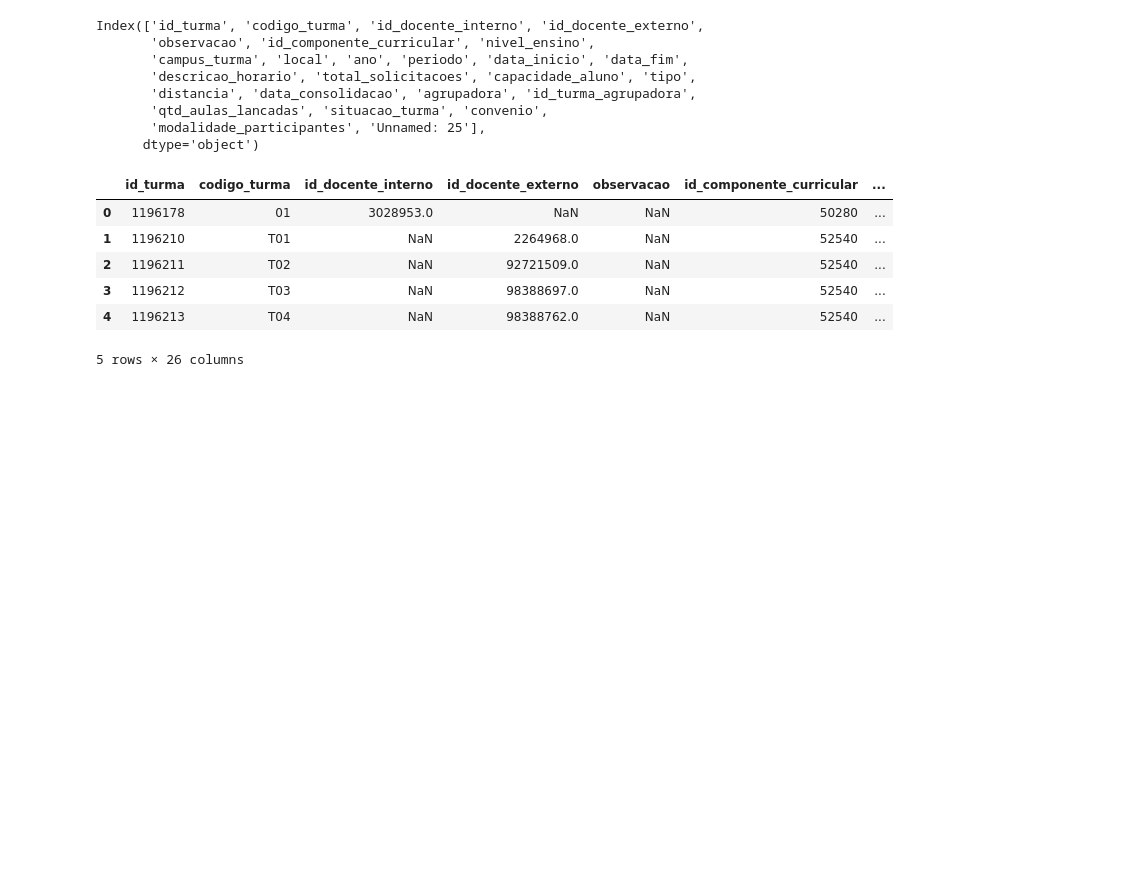
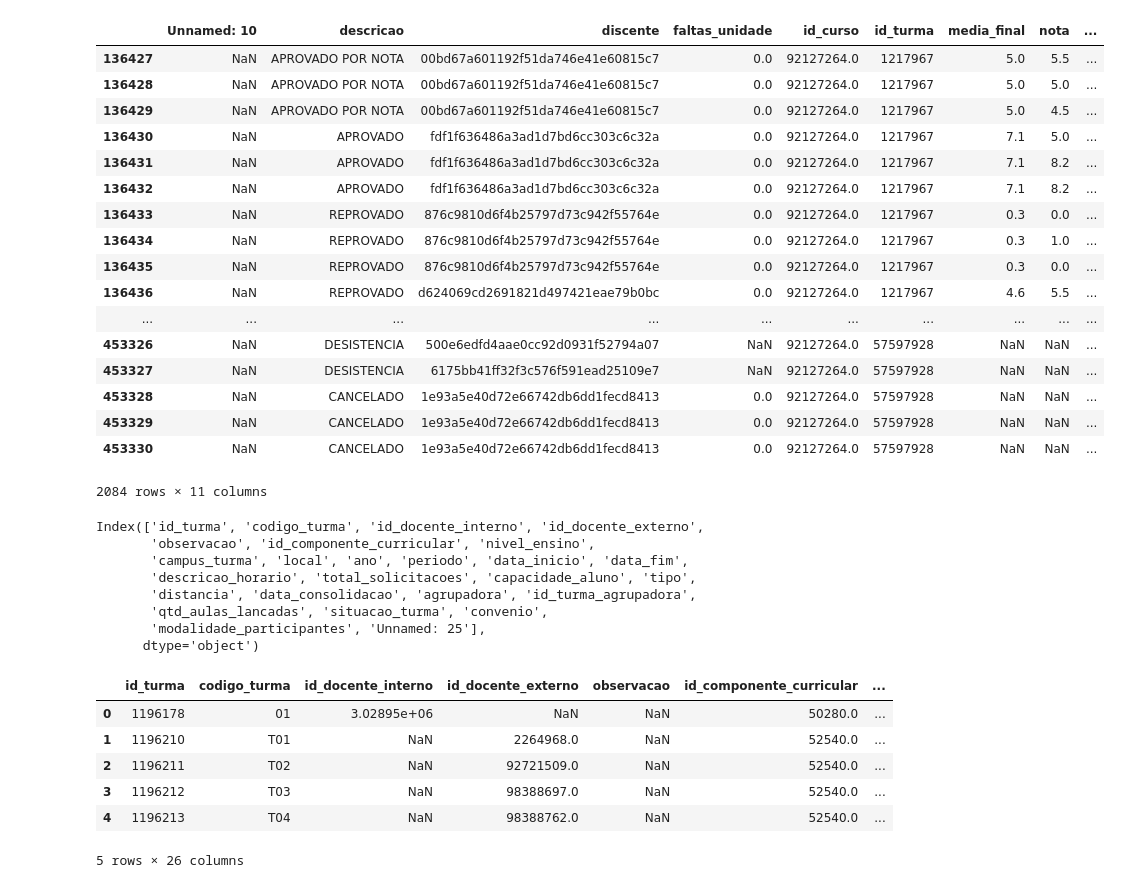
Before and after one commit to carlosemidio/IMD0033_Probabilidade, a Jupyter notebook: Atividades/Unidade 03/Atividade 1/Unidade 3 Atividade 1.ipynb, the cells around one changed output. Saved outputs shown, nothing was run; the diff lists cells and outputs as text; code cells hidden in the pictures; blank space fills up the shorter version.

```diff
--- a/Atividades/Unidade 03/Atividade 1/Unidade 3 Atividade 1.ipynb
+++ b/Atividades/Unidade 03/Atividade 1/Unidade 3 Atividade 1.ipynb
@@ -10,0 +62,19 @@ notas = pd.read_csv('matricula-componente-20131.csv', sep=';')
+# %%
+turmas_prob = list()
+turmas_fmc1 = list()
+turmas_fmc2 = list()
+
+for id_prob in id_comp_prob:
+    turmas_prob.append(turmas_total[(turmas_total.id_componente_curricular == id_prob) & (turmas_total.situacao_turma == 'CONSOLIDADA')])
+
+for id_fmc1 in id_comp_fmc1:
+    turmas_fmc1.append(turmas_total[(turmas_total.id_componente_curricular == id_fmc1) & (turmas_total.situacao_turma == 'CONSOLIDADA')])
+
+for id_fmc2 in id_comp_fmc2:
+    turmas_fmc2.append(turmas_total[(turmas_total.id_componente_curricular == id_fmc2) & (turmas_total.situacao_turma == 'CONSOLIDADA')])
+
+turmas_prob = list(int(i) for i in pd.concat(turmas_prob)['id_turma'].unique())
+turmas_fmc1 = list(int(i) for i in pd.concat(turmas_fmc1)['id_turma'].unique())
+turmas_fmc2 = list(int(i) for i in pd.concat(turmas_fmc2)['id_turma'].unique())
+
+turmas_fmc2
@@ -11,7 +96,44 @@ notas = pd.read_csv('matricula-componente-20131.csv', sep=';')
+# %%
+alunos_prob = list()
+alunos_fmc1 = list()
+alunos_fmc2 = list()
+
+for id_turma_prob in turmas_prob:
+    alunos_prob.append(alunos_total[alunos_total.id_turma == id_turma_prob])
+
+for id_turma_fmc1 in turmas_fmc1:
+    alunos_fmc1.append(alunos_total[alunos_total.id_turma == id_turma_fmc1])
+
+for id_turma_fmc2 in turmas_fmc2:
+    alunos_fmc2.append(alunos_total[alunos_total.id_turma == id_turma_fmc2])
+
+alunos_prob = pd.concat(alunos_prob)
+alunos_fmc1 = pd.concat(alunos_fmc1)
+alunos_fmc2 = pd.concat(alunos_fmc2)
+alunos_fmc2
+# %% [output]
+|  | Unnamed: 10 | descricao | discente | faltas_unidade | id_curso | id_turma | media_final | nota | ... |
+| 136427 | NaN | APROVADO POR NOTA | 00bd67a601192f51da746e41e60815c7 | 0.0 | 92127264.0 | 1217967 | 5.0 | 5.5 | ... |
+| 136428 | NaN | APROVADO POR NOTA | 00bd67a601192f51da746e41e60815c7 | 0.0 | 92127264.0 | 1217967 | 5.0 | 5.0 | ... |
+| 136429 | NaN | APROVADO POR NOTA | 00bd67a601192f51da746e41e60815c7 | 0.0 | 92127264.0 | 1217967 | 5.0 | 4.5 | ... |
+| 136430 | NaN | APROVADO | fdf1f636486a3ad1d7bd6cc303c6c32a | 0.0 | 92127264.0 | 1217967 | 7.1 | 5.0 | ... |
+| 136431 | NaN | APROVADO | fdf1f636486a3ad1d7bd6cc303c6c32a | 0.0 | 92127264.0 | 1217967 | 7.1 | 8.2 | ... |
+| 136432 | NaN | APROVADO | fdf1f636486a3ad1d7bd6cc303c6c32a | 0.0 | 92127264.0 | 1217967 | 7.1 | 8.2 | ... |
+| 136433 | NaN | REPROVADO | 876c9810d6f4b25797d73c942f55764e | 0.0 | 92127264.0 | 1217967 | 0.3 | 0.0 | ... |
+| 136434 | NaN | REPROVADO | 876c9810d6f4b25797d73c942f55764e | 0.0 | 92127264.0 | 1217967 | 0.3 | 1.0 | ... |
+| 136435 | NaN | REPROVADO | 876c9810d6f4b25797d73c942f55764e | 0.0 | 92127264.0 | 1217967 | 0.3 | 0.0 | ... |
+| 136436 | NaN | REPROVADO | d624069cd2691821d497421eae79b0bc | 0.0 | 92127264.0 | 1217967 | 4.6 | 5.5 | ... |
+| ... | ... | ... | ... | ... | ... | ... | ... | ... | ... |
+| 453326 | NaN | DESISTENCIA | 500e6edfd4aae0cc92d0931f52794a07 | NaN | 92127264.0 | 57597928 | NaN | NaN | ... |
+| 453327 | NaN | DESISTENCIA | 6175bb41ff32f3c576f591ead25109e7 | NaN | 92127264.0 | 57597928 | NaN | NaN | ... |
+| 453328 | NaN | CANCELADO | 1e93a5e40d72e66742db6dd1fecd8413 | 0.0 | 92127264.0 | 57597928 | NaN | NaN | ... |
+| 453329 | NaN | CANCELADO | 1e93a5e40d72e66742db6dd1fecd8413 | 0.0 | 92127264.0 | 57597928 | NaN | NaN | ... |
+| 453330 | NaN | CANCELADO | 1e93a5e40d72e66742db6dd1fecd8413 | 0.0 | 92127264.0 | 57597928 | NaN | NaN | ... |
+2084 rows × 11 columns
 # %%
 # verificando os dados das turmas
-print(turmas.columns)
-turmas.head()
+print(turmas_total.columns)
+turmas_total.head()
 # %% [output]
 Index(['id_turma', 'codigo_turma', 'id_docente_interno', 'id_docente_externo',
        'observacao', 'id_componente_curricular', 'nivel_ensino',
@@ -22,11 +144,11 @@ Index(['id_turma', 'codigo_turma', 'id_docente_interno', 'id_docente_externo',
        'modalidade_participantes', 'Unnamed: 25'],
       dtype='object')
 |  | id_turma | codigo_turma | id_docente_interno | id_docente_externo | observacao | id_componente_curricular | ... |
-| 0 | 1196178 | 01 | 3028953.0 | NaN | NaN | 50280 | ... |
-| 1 | 1196210 | T01 | NaN | 2264968.0 | NaN | 52540 | ... |
-| 2 | 1196211 | T02 | NaN | 92721509.0 | NaN | 52540 | ... |
-| 3 | 1196212 | T03 | NaN | 98388697.0 | NaN | 52540 | ... |
-| 4 | 1196213 | T04 | NaN | 98388762.0 | NaN | 52540 | ... |
+| 0 | 1196178 | 01 | 3.02895e+06 | NaN | NaN | 50280.0 | ... |
+| 1 | 1196210 | T01 | NaN | 2264968.0 | NaN | 52540.0 | ... |
+| 2 | 1196211 | T02 | NaN | 92721509.0 | NaN | 52540.0 | ... |
+| 3 | 1196212 | T03 | NaN | 98388697.0 | NaN | 52540.0 | ... |
+| 4 | 1196213 | T04 | NaN | 98388762.0 | NaN | 52540.0 | ... |
 5 rows × 26 columns
 # %%
 # verificando os dados dos componentes curriculares
```
Also changed, not shown: parts of 7 cells of this notebook.
